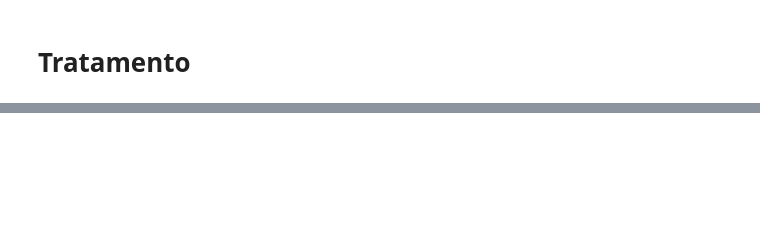
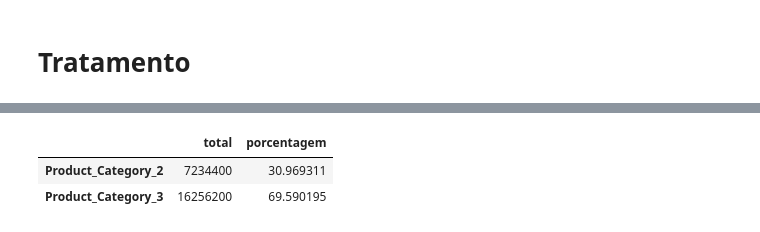
Before and after one commit to SauloCJ/Data_Science, a Jupyter notebook: Black_Friday/Black_friday_modelagem.ipynb, the cells around one changed output, grey strips where cells are left out. Drawn from its saved outputs; the diff is of its cells as text; code cells hidden in the pictures; blank space fills up the shorter version.

```diff
--- a/Black_Friday/Black_friday_modelagem.ipynb
+++ b/Black_Friday/Black_friday_modelagem.ipynb
@@ -69,0 +193,7 @@ df_train.info()
+# %%
+test = nulos_e_porcentagem(df_test)
+test
+# %% [output]
+|  | total | porcentagem |
+| Product_Category_2 | 7234400 | 30.969311 |
+| Product_Category_3 | 16256200 | 69.590195 |
```
Also changed, not shown: parts of 19 cells of this notebook, 1 other file.
